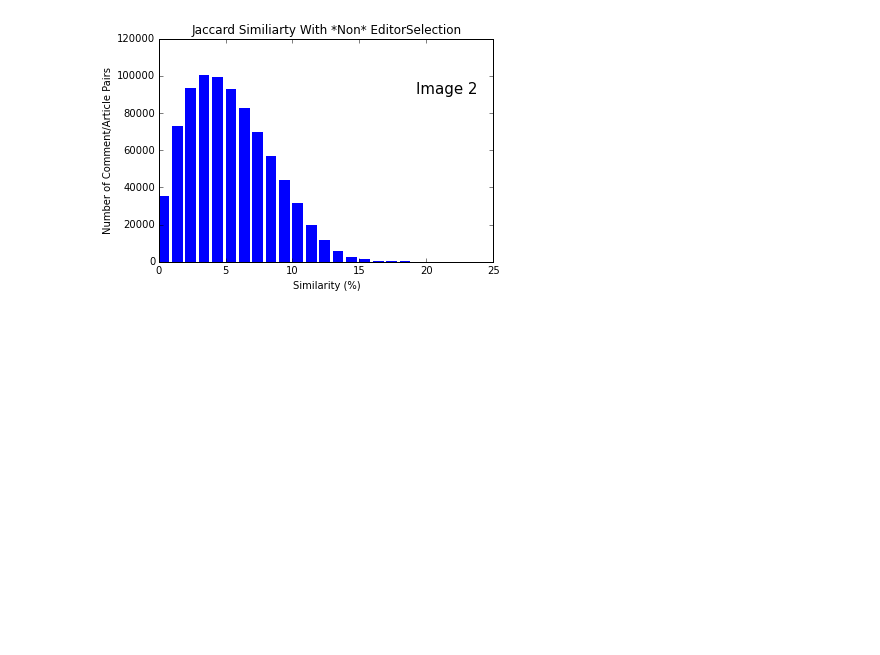
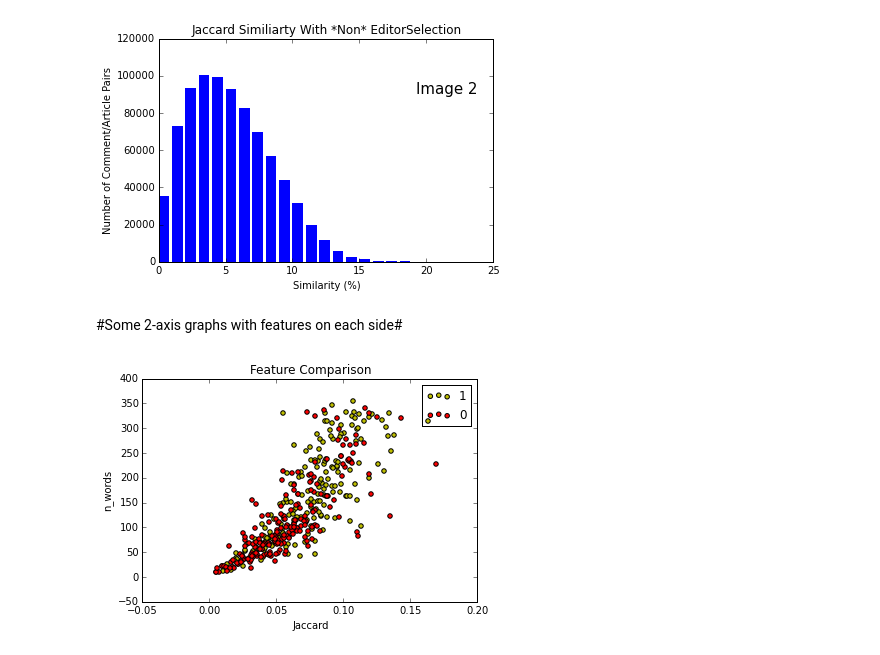
Before and after one commit to johnnyg12791/224u_project, a Jupyter notebook: database/John's Graphs (Local Machine DB).ipynb, the cells around one changed output. Cells and saved outputs as stored; diff of their text form; code cells hidden in the pictures; blank space fills up the shorter version.

Commit message:
updated ipython notebook with graphs

```diff
--- a/database/John's Graphs (Local Machine DB).ipynb
+++ b/database/John's Graphs (Local Machine DB).ipynb
@@ -271,3 +271,35 @@ for sim in jaccard_no_editor_selection:
 make_bar_graph(range(0, max_sim), ys, 'Similarity (%)', 'Number of Comment/Article Pairs', 'Jaccard Similiarty With *Non* EditorSelection', 2)
 # %% [output]
 [figure]
+# %% [markdown]
+#Some 2-axis graphs with features on each side#
+# %%
+#Jaccard vs n_words
+def build_graph_for_features(feat1, feat2, num_points, title="Feature Comparison"):
+    #feat1 on x-axis
+    cursor = comments_db.cursor()
+    select_statement = "SELECT " + feat1 + ", " + feat2 + " FROM Features WHERE EditorSelection = 1"
+    cursor.execute(select_statement)
+    editors_selection = cursor.fetchall()[:num_points]
+    x1s = [x[0] for x in editors_selection]
+    y1s = [y[1] for y in editors_selection]
+    positive = plt.scatter(x1s, y1s, c='y')
+
+    select_statement = "SELECT " + feat1 + ", " + feat2 + " FROM Features WHERE EditorSelection = 0 ORDER BY RANDOM()"
+    cursor.execute(select_statement)
+    non_editors_selection = cursor.fetchall()[:num_points]
+    #Do I want to limit the non-editors picks for a percentage??? See how it looks
+    x0s = [x[0] for x in non_editors_selection]
+    y0s = [y[1] for y in non_editors_selection]
+    negative = plt.scatter(x0s, y0s, c='r')
+
+    plt.xlabel(feat1)
+    plt.ylabel(feat2)
+    plt.title(title)
+    plt.legend([positive, negative], ["1", "0"], loc="lower right")
+
+    plt.show()
+# %%
+build_graph_for_features("Jaccard", "n_words", 200)
+# %% [output]
+[figure, added]
```
Also changed, not shown: parts of 5 cells of this notebook.
